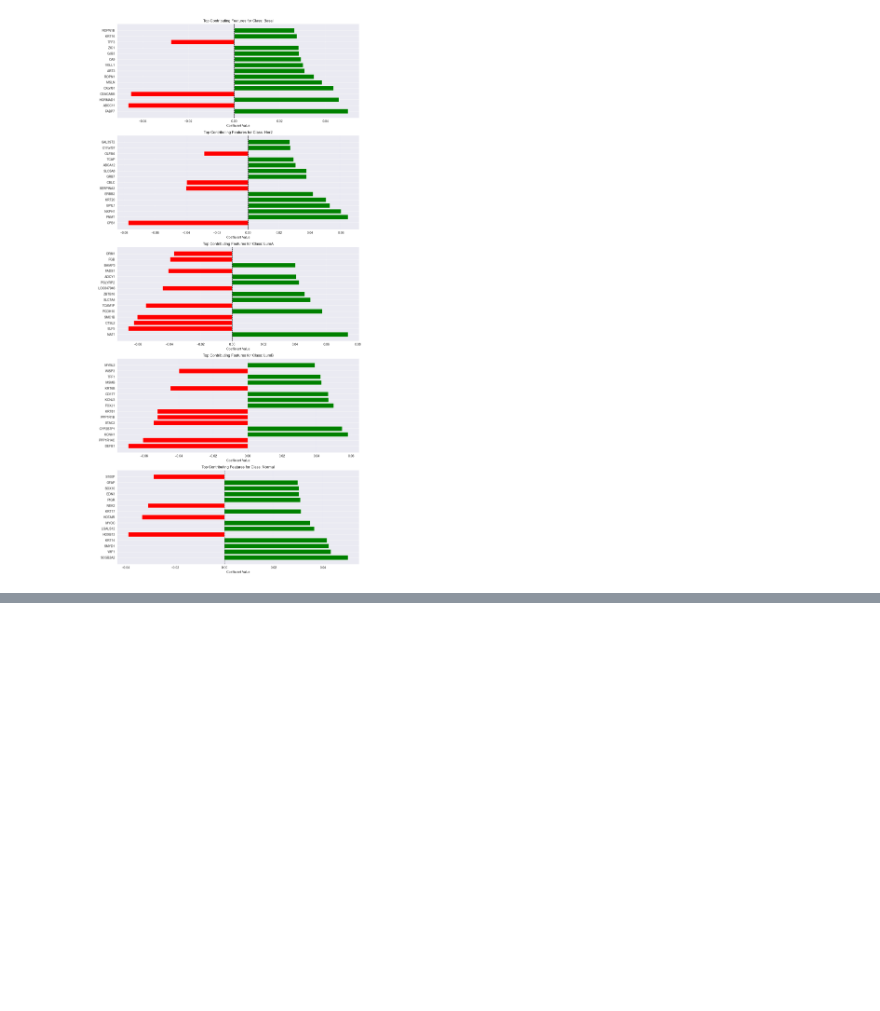
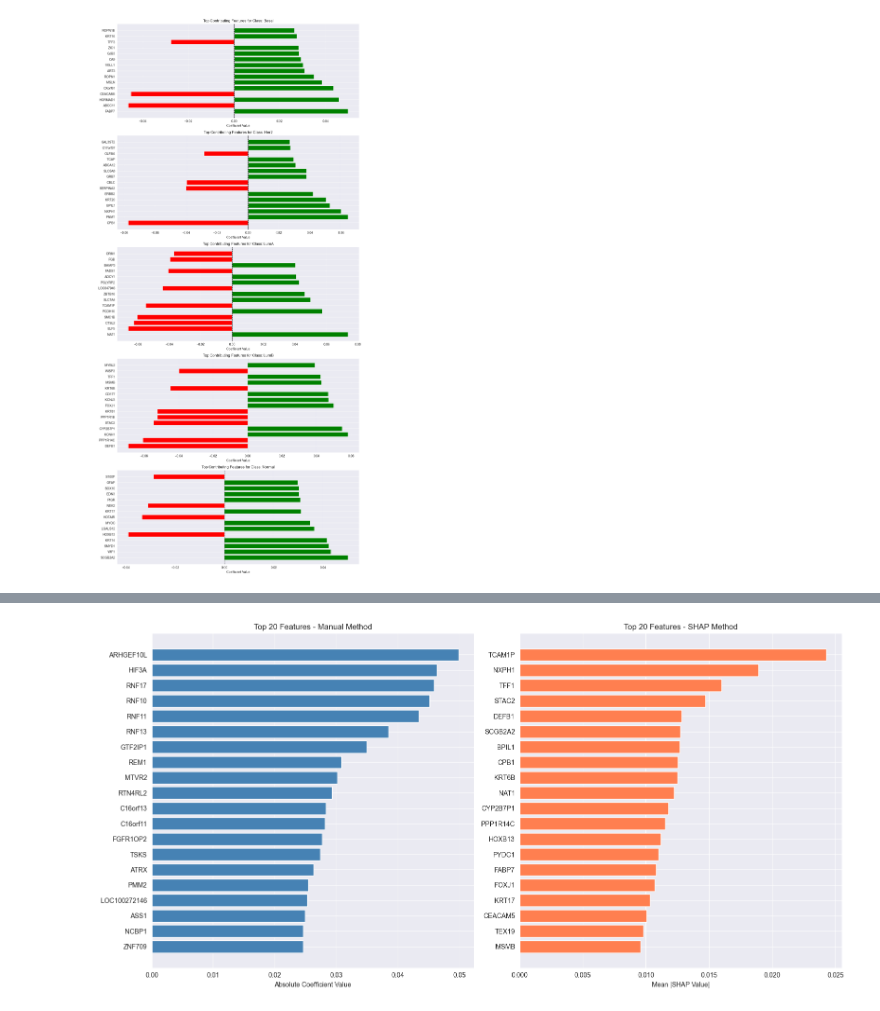
Before and after one commit to Aidinferaz/breast-cancer-pam50-xai-classification, a Jupyter notebook: White-Box Model/LogisticRegression.ipynb, the cells around one changed output, grey strips where cells are left out. Cells and saved outputs as stored; diff of their text form; code cells hidden in the pictures; blank space fills up the shorter version.

```diff
--- a/White-Box Model/LogisticRegression.ipynb
+++ b/White-Box Model/LogisticRegression.ipynb
@@ -332,0 +424,22 @@ plt.show()
+# %%
+# 4. Side-by-side comparison plot
+fig, axes = plt.subplots(1, 2, figsize=(16, 8))
+
+# Manual coefficients
+top_manual = comparison_df.nlargest(20, 'manual_abs_coef')
+axes[0].barh(top_manual['feature'], top_manual['manual_abs_coef'], color='steelblue')
+axes[0].set_xlabel('Absolute Coefficient Value')
+axes[0].set_title('Top 20 Features - Manual Method')
+axes[0].invert_yaxis()
+
+# SHAP importance
+top_shap = comparison_df.nlargest(20, 'shap_importance')
+axes[1].barh(top_shap['feature'], top_shap['shap_importance'], color='coral')
+axes[1].set_xlabel('Mean |SHAP Value|')
+axes[1].set_title('Top 20 Features - SHAP Method')
+axes[1].invert_yaxis()
+
+plt.tight_layout()
+plt.show()
+# %% [output]
+[figure, added]
```
Also changed, not shown: parts of 6 cells of this notebook.
